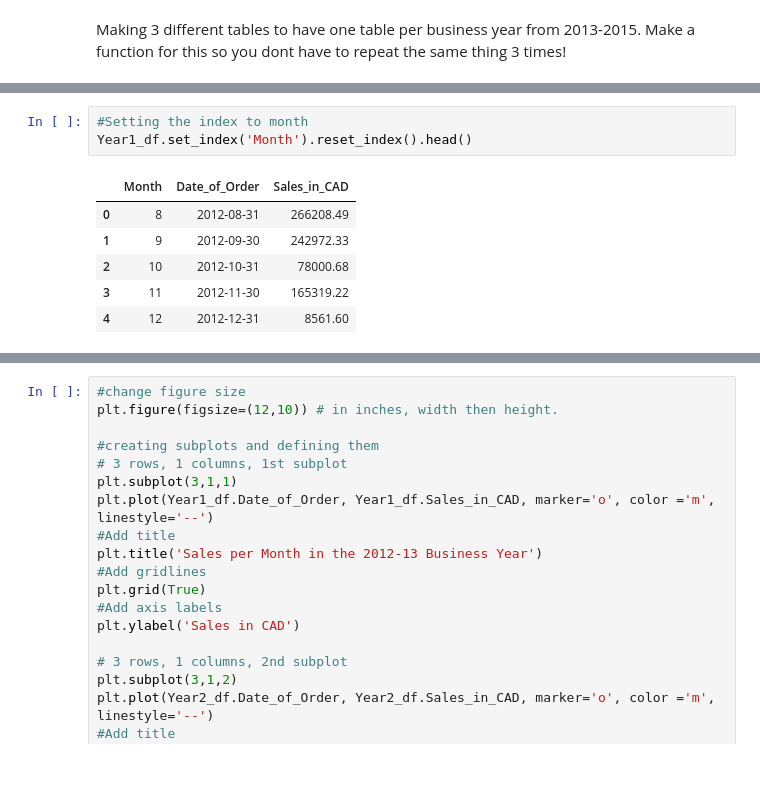
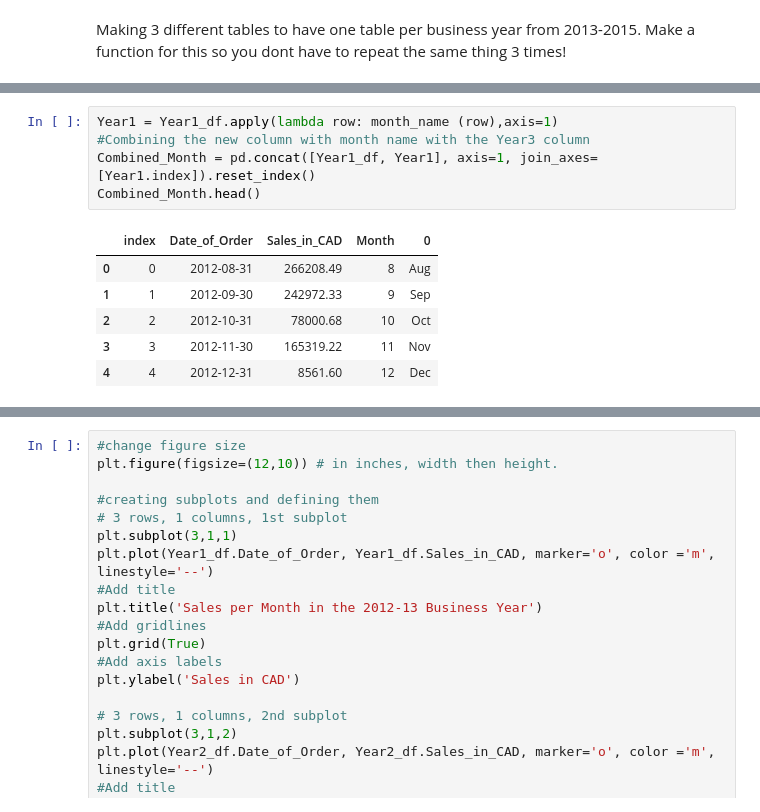
Before and after one commit to chamanbharti/Final_Project_on_Marketing, a Jupyter notebook: Final Project on Marketing/src/Project on Marketing.ipynb, the cells around one changed output, grey strips where cells are left out. Saved outputs shown, nothing was run; the diff lists cells and outputs as text; blank space fills up the shorter version.

```diff
--- a/Final Project on Marketing/src/Project on Marketing.ipynb
+++ b/Final Project on Marketing/src/Project on Marketing.ipynb
@@ -254,13 +308,15 @@ Year1_df['Month'] = Year1_df['Date_of_Order'].dt.month
-# %%
-#Setting the index to month
-Year1_df.set_index('Month').reset_index().head()
-# %% [output]
-|  | Month | Date_of_Order | Sales_in_CAD |
-| 0 | 8 | 2012-08-31 | 266208.49 |
-| 1 | 9 | 2012-09-30 | 242972.33 |
-| 2 | 10 | 2012-10-31 | 78000.68 |
-| 3 | 11 | 2012-11-30 | 165319.22 |
-| 4 | 12 | 2012-12-31 | 8561.60 |
+# %%
+Year1 = Year1_df.apply(lambda row: month_name (row),axis=1)
+#Combining the new column with month name with the Year3 column
+Combined_Month = pd.concat([Year1_df, Year1], axis=1, join_axes=[Year1.index]).reset_index()
+Combined_Month.head()
+# %% [output]
+|  | index | Date_of_Order | Sales_in_CAD | Month | 0 |
+| 0 | 0 | 2012-08-31 | 266208.49 | 8 | Aug |
+| 1 | 1 | 2012-09-30 | 242972.33 | 9 | Sep |
+| 2 | 2 | 2012-10-31 | 78000.68 | 10 | Oct |
+| 3 | 3 | 2012-11-30 | 165319.22 | 11 | Nov |
+| 4 | 4 | 2012-12-31 | 8561.60 | 12 | Dec |
 # %%
 # Making a table for the business year 2013-2014 only
 Year2_df = df_less.iloc[12:24].reset_index()
```
Also changed, not shown: parts of 17 cells of this notebook.
